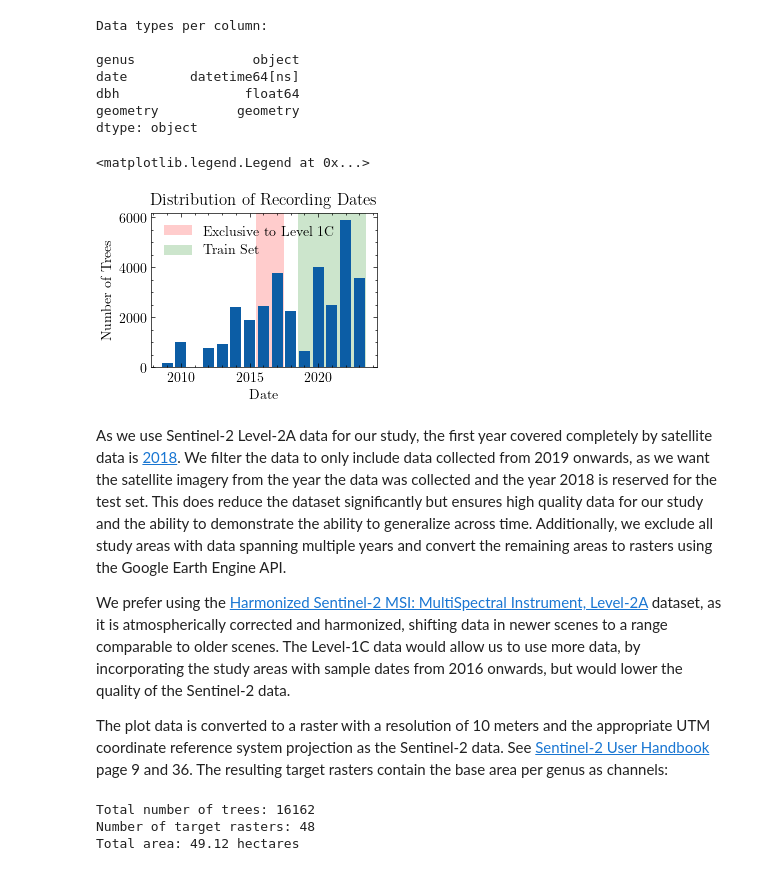
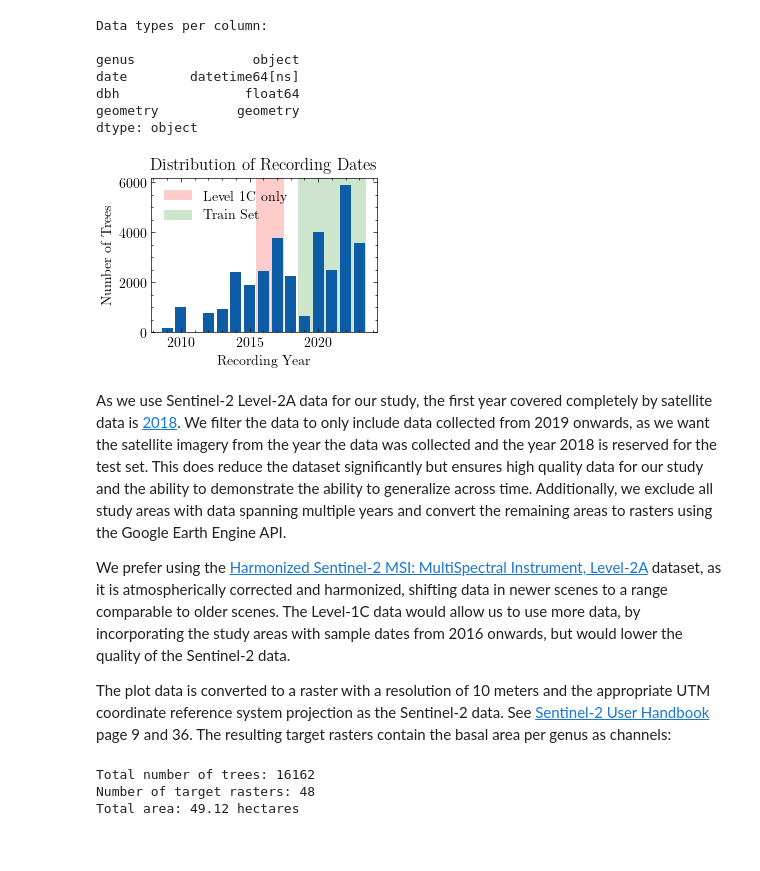
Before and after one commit to peter-hofinger/sentinel-leaf-classification, a Jupyter notebook: notebooks/0-ground-truth.ipynb, the cells around one changed output. Cells and saved outputs as stored; diff of their text form; code cells hidden in the pictures.

Commit message:
Rework figures

```diff
--- a/notebooks/0-ground-truth.ipynb
+++ b/notebooks/0-ground-truth.ipynb
@@ -75,44 +75,45 @@ for path in tqdm(csv_paths):
 fig, ax = plt.subplots(figsize=(5.81 / 2, 2))
 series = pd.Series(dates).dt.year.value_counts()
 series = series.reindex(range(series.index.min(), series.index.max() + 1), fill_value=0)
-plt.bar(series.index, series.values)
+ax.bar(series.index, series.values)
 
 ax.set_title("Distribution of Recording Dates")
-ax.set_xlabel("Date")
+ax.set_xlabel("Recording Year")
 ax.set_ylabel("Number of Trees")
 
 y_lim = ax.get_ylim()
 ax.set_ylim(y_lim)
 ax.fill_betweenx(
     y_lim,
     2015.5,
     2017.5,
     color="red",
     alpha=0.2,
     zorder=0,
     linewidth=0,
-    label="Exclusive to Level 1C",
+    label="Level 1C only",
 )
 ax.fill_betweenx(
     y_lim,
     2018.5,
     series.index.max() + 0.5,
     color="green",
     alpha=0.2,
     zorder=0,
     linewidth=0,
     label="Train Set",
 )
 ax.legend(loc="upper left")
+
+save_fig(fig, "../reports/figures/ground_truth/Distribution of Recording Dates NWR.pdf")
 # %% [output]
-<matplotlib.legend.Legend at 0x...>
-[figure, old version]
+[figure, new version]
 # %% [markdown]
 As we use Sentinel-2 Level-2A data for our study, the first year covered completely by satellite data is [2018](https://developers.google.com/earth-engine/datasets/catalog/COPERNICUS_S2_SR_HARMONIZED). We filter the data to only include data collected from 2019 onwards, as we want the satellite imagery from the year the data was collected and the year 2018 is reserved for the test set. This does reduce the dataset significantly but ensures high quality data for our study and the ability to demonstrate the ability to generalize across time. Additionally, we exclude all study areas with data spanning multiple years and convert the remaining areas to rasters using the Google Earth Engine API.
 
 We prefer using the [Harmonized Sentinel-2 MSI: MultiSpectral Instrument, Level-2A]((https://developers.google.com/earth-engine/datasets/catalog/COPERNICUS_S2_SR_HARMONIZED)) dataset, as it is atmospherically corrected and harmonized, shifting data in newer scenes to a range comparable to older scenes. The Level-1C data would allow us to use more data, by incorporating the study areas with sample dates from 2016 onwards, but would lower the quality of the Sentinel-2 data.
 
-The plot data is converted to a raster with a resolution of 10 meters and the appropriate UTM coordinate reference system projection as the Sentinel-2 data. See [Sentinel-2 User Handbook](https://sentinel.esa.int/documents/247904/685211/Sentinel-2_User_Handbook) page 9 and 36. The resulting target rasters contain the base area per genus as channels:
+The plot data is converted to a raster with a resolution of 10 meters and the appropriate UTM coordinate reference system projection as the Sentinel-2 data. See [Sentinel-2 User Handbook](https://sentinel.esa.int/documents/247904/685211/Sentinel-2_User_Handbook) page 9 and 36. The resulting target rasters contain the basal area per genus as channels:
 # %%
 # Convert the data to two rasters
 import rasterio
```
Also changed, not shown: parts of 5 cells of this notebook, 20 other files.
